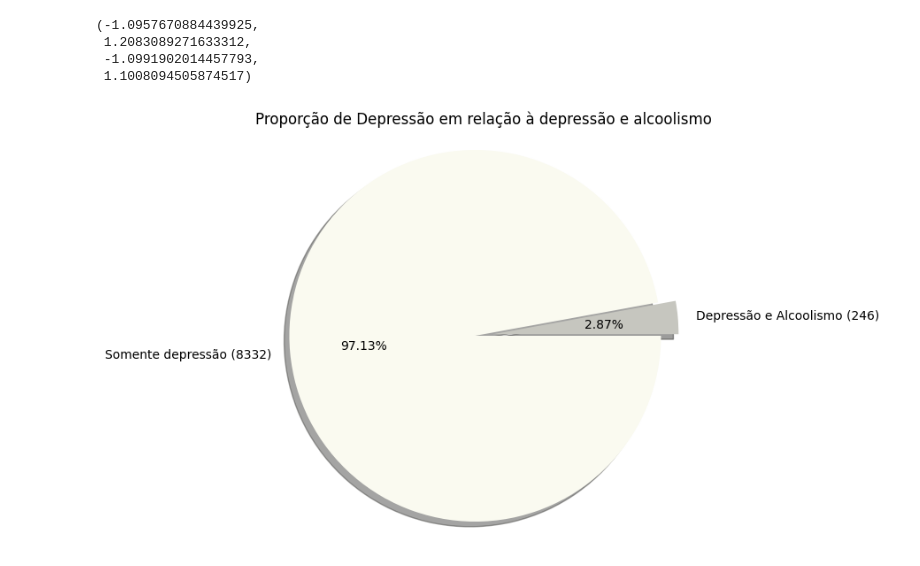
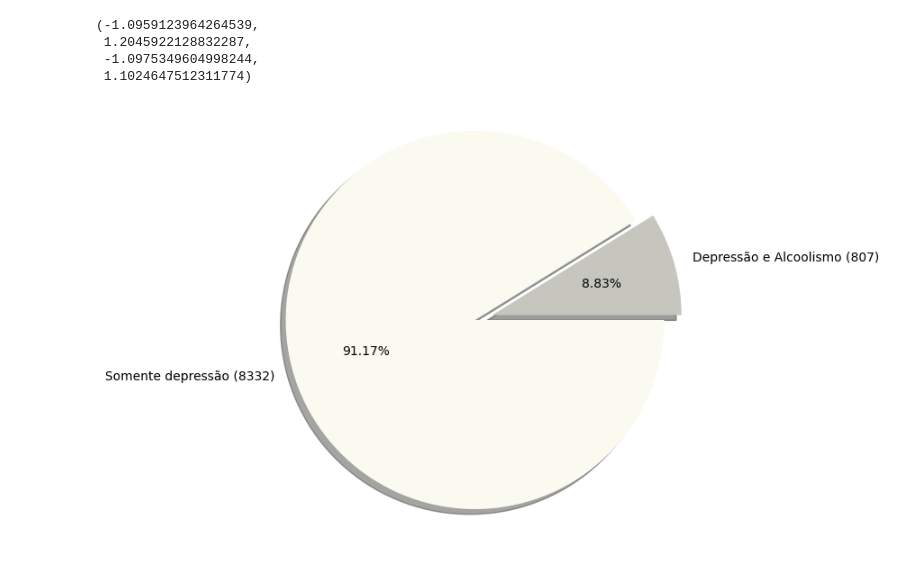
Before and after one commit to Pabloprado-png/TCC-Depressao, a Jupyter notebook: Analise Exploratoria.ipynb, the cells around one changed output. Saved outputs shown, nothing was run; the diff lists cells and outputs as text; code cells hidden in the pictures.

```diff
--- a/Analise Exploratoria.ipynb
+++ b/Analise Exploratoria.ipynb
@@ -68,29 +65,35 @@ df_so_depressao = df.loc[condicao]
 # %%
 # Plotando um gráfico de pizza para analizar a proporção de Alcóolismo e depressão vs somente depressão
+condicao_depressao = df['Diagnóstico de depressão'] == 1.0
+df_so_depressao = df.loc[condicao_depressao]
 
-QtdeAD = len(df_alcoolismo_e_depressao)
+condicao_depressao_e_alcoolismo = ((df['Diagnóstico de depressão'] == 1.0) & (df['Diagnóstico de alcoolismo'] == 1.0))
+depressao_e_alcoolismo = df.loc[condicao_depressao_e_alcoolismo]
+
+
 QtdeD = len(df_so_depressao)
+QtdeDeA = len(depressao_e_alcoolismo)
 
 # Criar um rótulo para o gráfico de pizza
-rotulo = [f'Depressão e Alcoolismo ({QtdeAD})', f'Somente depressão ({QtdeD})']
+rotulo = [f'Depressão e Alcoolismo ({QtdeDeA})', f'Somente depressão ({QtdeD})']
 
 # Valores para o gráfico de pizza
-valores = [QtdeAD, QtdeD]
+valores = [QtdeDeA, QtdeD]
 
 # Cores para as fatias do gráfico
 cores = ["#C6C6BF", "#FAFAF0"]
 
 # Explodir a primeira fatia (Dados A)
 explode = (0.104, -0.009)
 
 # Criar o gráfico de pizza
 plt.figure(figsize=(8, 6))
 plt.pie(valores, labels=rotulo, colors=cores, explode=explode, autopct='%1.2f%%', shadow=True)
-plt.title('Proporção de Depressão em relação à depressão e alcoolismo')
+# plt.title('Proporção de Depressão em relação à depressão e alcoolismo')
 plt.axis('equal')  # Para garantir que o gráfico seja uma circunferência
 # %% [output]
-(-1.0957670884439925,
- 1.2083089271633312,
- -1.0991902014457793,
- 1.1008094505874517)
+(-1.0959123964264539,
+ 1.2045922128832287,
+ -1.0975349604998244,
+ 1.1024647512311774)
-[figure, old version]
+[figure, new version]
```
Also changed, not shown: parts of 7 cells of this notebook, 2 other files.
